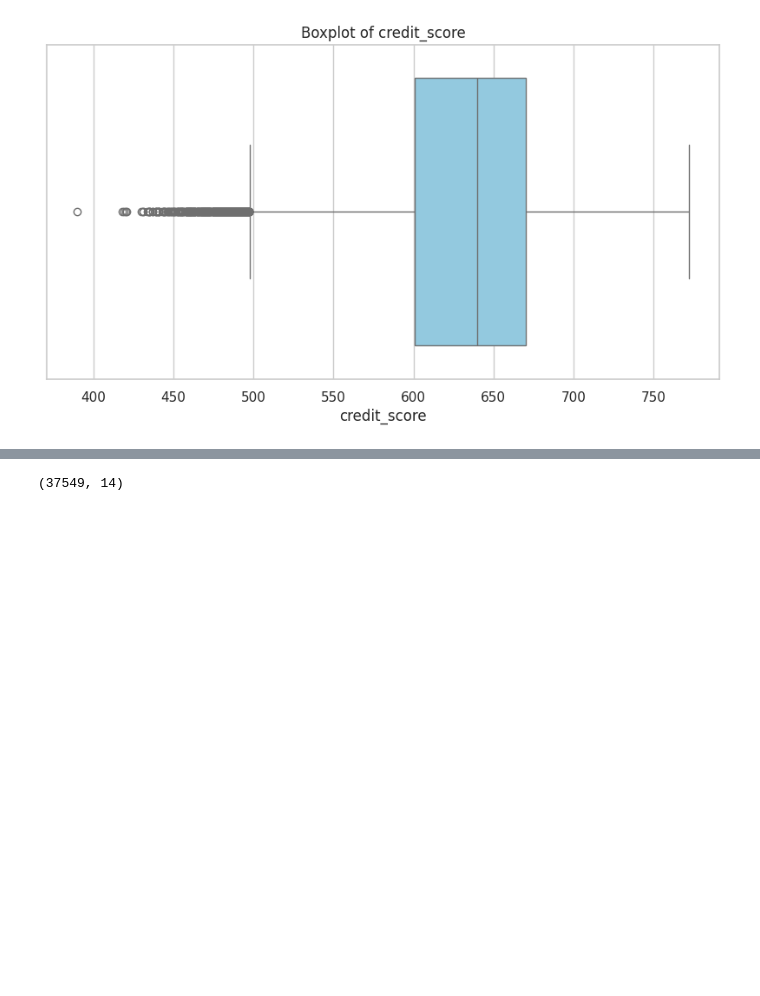
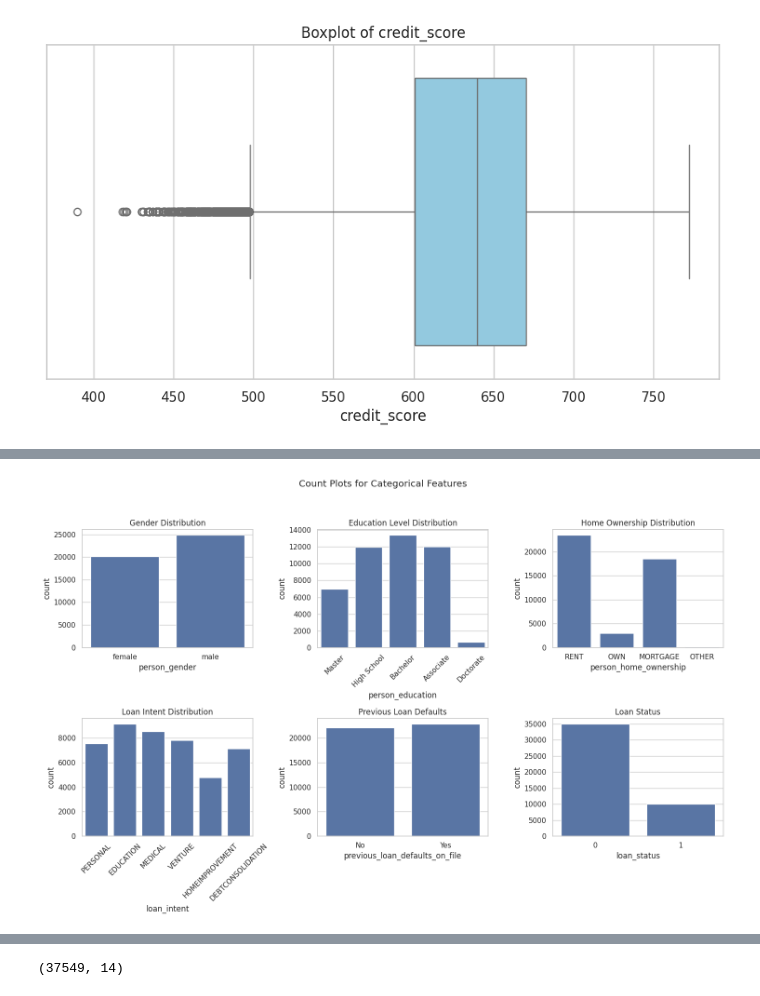
Before and after one commit to wahyudhiasatwika/Loan-Approval_Prediction-Analytics, a Jupyter notebook: DBS_Machine_Learning_Terapan_Wahyu_Dhia_Satwika_Submission1.ipynb, the cells around one changed output, grey strips where cells are left out. Saved outputs shown, nothing was run; the diff lists cells and outputs as text; code cells hidden in the pictures; blank space fills up the shorter version.

```diff
--- a/DBS_Machine_Learning_Terapan_Wahyu_Dhia_Satwika_Submission1.ipynb
+++ b/DBS_Machine_Learning_Terapan_Wahyu_Dhia_Satwika_Submission1.ipynb
@@ -199,0 +252,36 @@ Di beberapa visual boxplot terdapat banyak sekali outlier. Oleh karena itu, untu
+# %%
+# Univariate Analysis - Multivariate analysis
+
+fig, axes = plt.subplots(2, 3, figsize=(15, 10))
+fig.suptitle('Count Plots for Categorical Features')
+
+# Gender
+sns.countplot(data=data_fixed, x='person_gender', ax=axes[0, 0])
+axes[0, 0].set_title('Gender Distribution')
+
+# Education level
+sns.countplot(data=data_fixed, x='person_education', ax=axes[0, 1])
+axes[0, 1].set_title('Education Level Distribution')
+axes[0, 1].tick_params(axis='x', rotation=45)
+
+# Home ownership
+sns.countplot(data=data_fixed, x='person_home_ownership', ax=axes[0, 2])
+axes[0, 2].set_title('Home Ownership Distribution')
+
+# Loan intent
+sns.countplot(data=data_fixed, x='loan_intent', ax=axes[1, 0])
+axes[1, 0].set_title('Loan Intent Distribution')
+axes[1, 0].tick_params(axis='x', rotation=45)
+
+# Previous loan
+sns.countplot(data=data_fixed, x='previous_loan_defaults_on_file', ax=axes[1, 1])
+axes[1, 1].set_title('Previous Loan Defaults')
+
+# Loan status
+sns.countplot(data=data_fixed, x='loan_status', ax=axes[1, 2])
+axes[1, 2].set_title('Loan Status')
+
+plt.tight_layout(rect=[0, 0.03, 1, 0.95])
+plt.show()
+# %% [output]
+[figure, added]
```
Also changed, not shown: parts of 32 cells of this notebook, 11 other files.
